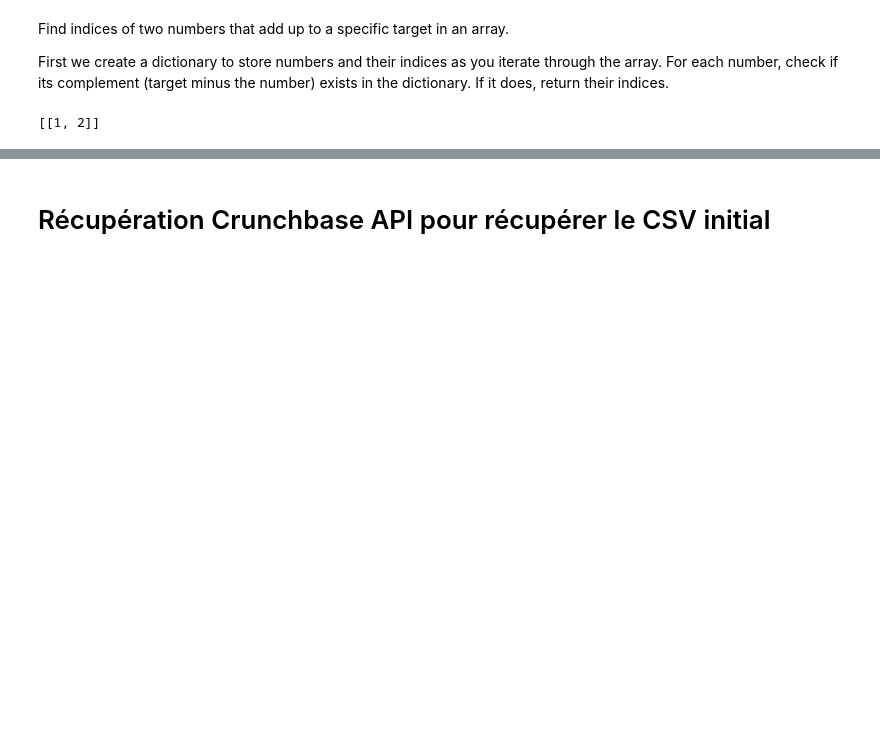
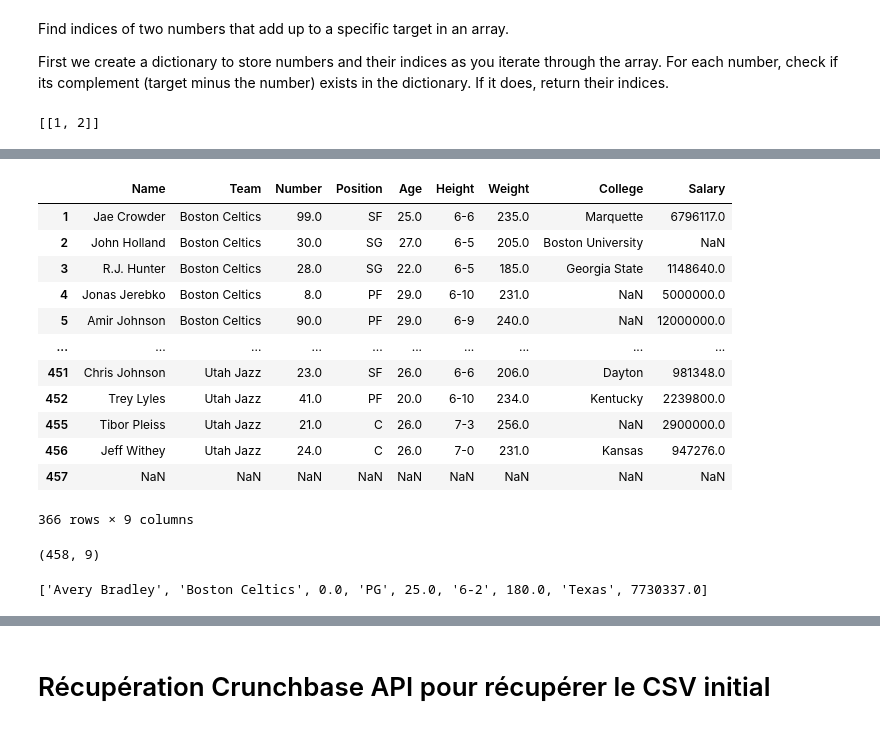
Before and after one commit to Axias10/360capital, a Jupyter notebook: playground.ipynb, the cells around one changed output, grey strips where cells are left out. Drawn from its saved outputs; the diff is of its cells as text; code cells hidden in the pictures; blank space fills up the shorter version.

```diff
--- a/playground.ipynb
+++ b/playground.ipynb
@@ -254,0 +640,28 @@ print(sum([2, 7, 3, 15], 10))
+# %%
+df.loc[df['Position'] != 'PG']
+# %% [output]
+|  | Name | Team | Number | Position | Age | Height | Weight | College | Salary |
+| 1 | Jae Crowder | Boston Celtics | 99.0 | SF | 25.0 | 6-6 | 235.0 | Marquette | 6796117.0 |
+| 2 | John Holland | Boston Celtics | 30.0 | SG | 27.0 | 6-5 | 205.0 | Boston University | NaN |
+| 3 | R.J. Hunter | Boston Celtics | 28.0 | SG | 22.0 | 6-5 | 185.0 | Georgia State | 1148640.0 |
+| 4 | Jonas Jerebko | Boston Celtics | 8.0 | PF | 29.0 | 6-10 | 231.0 | NaN | 5000000.0 |
+| 5 | Amir Johnson | Boston Celtics | 90.0 | PF | 29.0 | 6-9 | 240.0 | NaN | 12000000.0 |
+| ... | ... | ... | ... | ... | ... | ... | ... | ... | ... |
+| 451 | Chris Johnson | Utah Jazz | 23.0 | SF | 26.0 | 6-6 | 206.0 | Dayton | 981348.0 |
+| 452 | Trey Lyles | Utah Jazz | 41.0 | PF | 20.0 | 6-10 | 234.0 | Kentucky | 2239800.0 |
+| 455 | Tibor Pleiss | Utah Jazz | 21.0 | C | 26.0 | 7-3 | 256.0 | NaN | 2900000.0 |
+| 456 | Jeff Withey | Utah Jazz | 24.0 | C | 26.0 | 7-0 | 231.0 | Kansas | 947276.0 |
+| 457 | NaN | NaN | NaN | NaN | NaN | NaN | NaN | NaN | NaN |
+366 rows × 9 columns
+# %%
+df.shape[0], df.shape[1]
+# %% [output]
+(458, 9)
+# %%
+row = []
+for i in range(df.shape[0]):
+    row.append(list(df.iloc[i,:]))
+
+print(row[0])
+# %% [output]
+['Avery Bradley', 'Boston Celtics', 0.0, 'PG', 25.0, '6-2', 180.0, 'Texas', 7730337.0]
```
Also changed, not shown: parts of 52 cells of this notebook, 5 other files.
